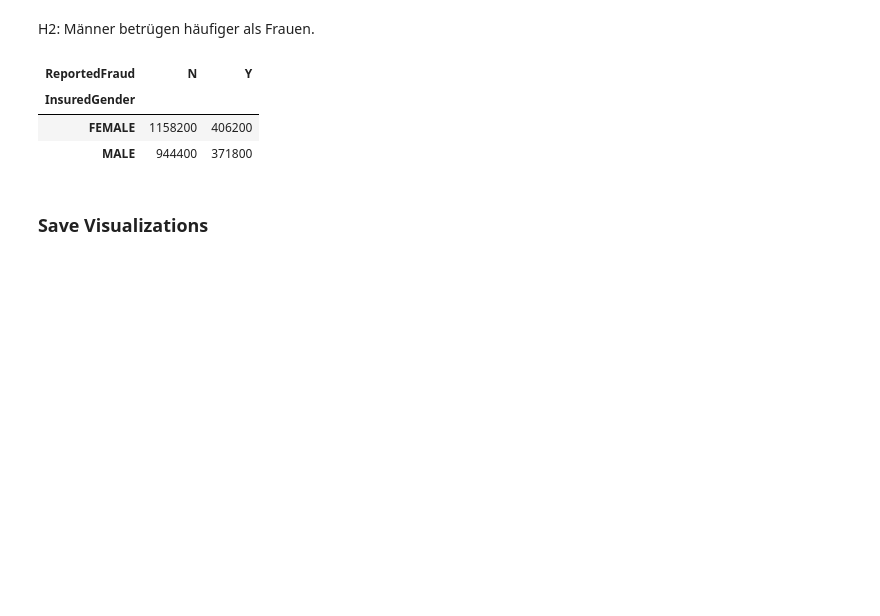
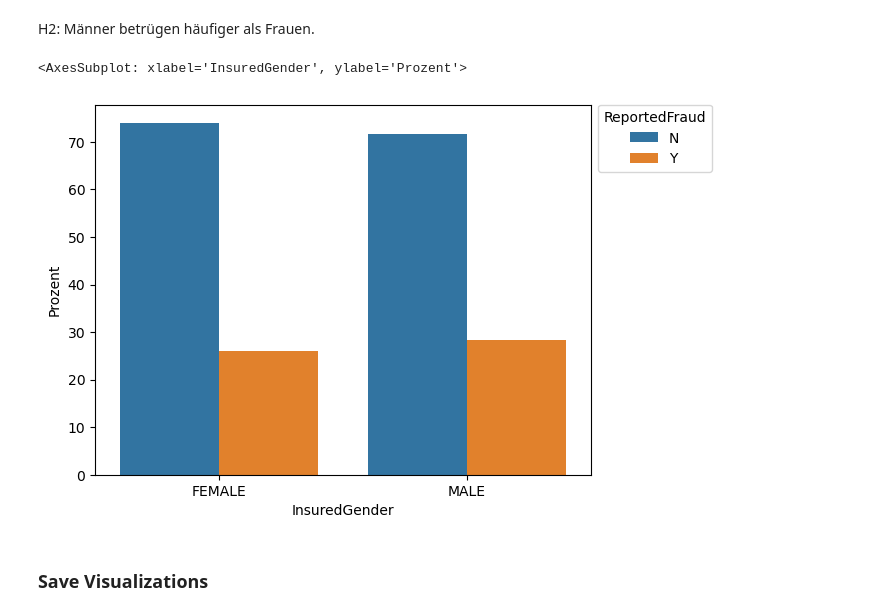
Before and after one commit to christophersegatz/dst-project, a Jupyter notebook: notebooks/draft-analysis.ipynb, the cells around one changed output. Cells and saved outputs as stored; diff of their text form; code cells hidden in the pictures; blank space fills up the shorter version.

```diff
--- a/notebooks/draft-analysis.ipynb
+++ b/notebooks/draft-analysis.ipynb
@@ -251,51 +331,19 @@ Die Hypothese kann nicht angenommen werden. Unfälle aus der Kategorie Parked Ca
 ### Visualization ideas
 # %% [markdown]
 H2: Männer betrügen häufiger als Frauen.
-# %%
-# pd.crosstab(df.InsuredGender, df.ReportedFraud,
-#             normalize='index').round(4)*100
-
-chart4 = df.groupby(['InsuredGender', 'ReportedFraud']).size().unstack(fill_value=0)
-
-# plot1 = alt.Chart(chart4).mark_bar().encode(
-#     x=alt.X('ReportedFraud',
-#             axis=alt.Axis(title="Geschlecht", # title of x axis: Homeownership
-#                           labelAngle=0, # angle of x axis text: 0
-#                           titleAnchor="start")), # adjustment of text: start
-# y=alt.Y('count(InsuredGender)',
-#             axis=alt.Axis(title = "Count", # title: Count
-#                           titleAnchor="end")) # titleAnchor:end
-# ).properties(
-#     title='This is a bar chart with custom axes',
-#     width=300,
-#     height=150
-# )
-
-# plot1
-
-# cross_tab_data = pd.crosstab(index=df['InsuredGender'],
-#             columns=df['ReportedFraud'],
-#             normalize='index').round(4) * 100
-
-# barplot = cross_tab_data.plot.bar()
-
-# stacked_data = cross_tab_data.stack(level=0)
-# print(stacked_data)
-
-
-# chart3.plot(kind='bar', xlabel="Geschlecht", ylabel="Prozentanzahl", stacked="normalized", title="Betrugsfälle nach Geschlecht")
-
-# chart3
-
-#chart3=sns.barplot(x=horizontal_label,
-            #y=first_dimension,
-            #hue=second_dimension,
-            #data=df.groupby([first_dimension, second_dimension]).size().to_frame(horizontal_label).reset_index())
-# %% [output]
-| ReportedFraud | N | Y |
-| InsuredGender |  |  |
-| FEMALE | 1158200 | 406200 |
-| MALE | 944400 | 371800 |
+# %%
+chart_h2 = pd.crosstab(df.ReportedFraud, df.InsuredGender,
+                        normalize="columns" ).round(4)*100
+
+stacked = chart_h2.stack().reset_index().rename(columns={0:'Prozent'})
+
+chart_h2 = sns.barplot(x=stacked.InsuredGender, y=stacked.Prozent, hue=stacked.ReportedFraud)
+sns.move_legend(chart_h2, bbox_to_anchor=(1, 1.02), loc='upper left')
+
+chart_h2
+# %% [output]
+<AxesSubplot: xlabel='InsuredGender', ylabel='Prozent'>
+[figure, added]
 # %% [markdown]
 ### Save Visualizations
 # %% [markdown]
```
Also changed, not shown: parts of 13 cells of this notebook.
